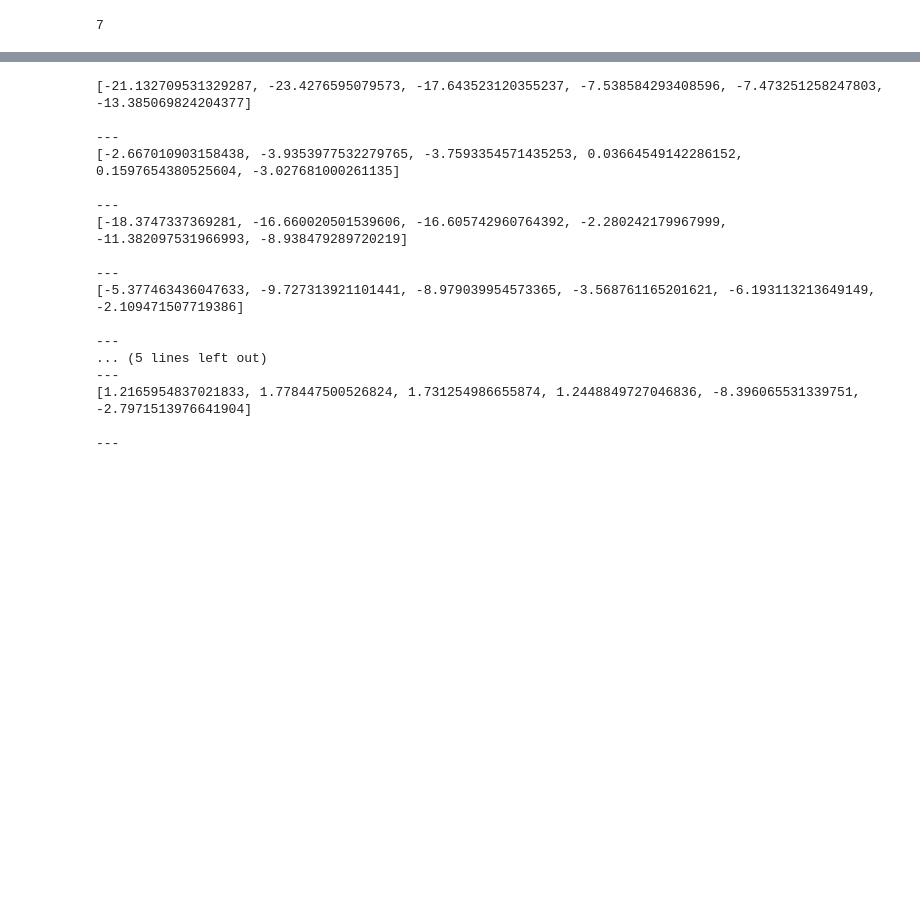
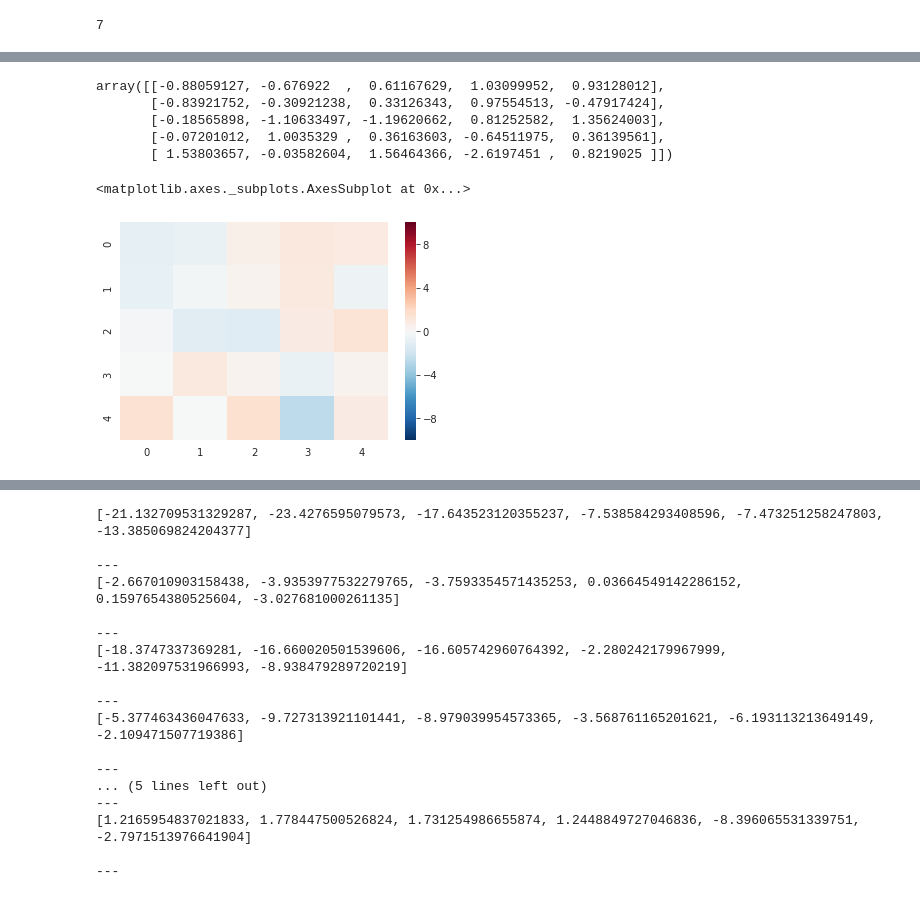
Before and after one commit to Shreyder93/whobpyt, a Jupyter notebook: scratch/WhoBPyT_isolated_OUTER_Ntwx_all_subs.ipynb, the cells around one changed output, grey strips where cells are left out. Saved outputs shown, nothing was run; the diff lists cells and outputs as text; code cells hidden in the pictures; blank space fills up the shorter version.

```diff
--- a/scratch/WhoBPyT_isolated_OUTER_Ntwx_all_subs.ipynb
+++ b/scratch/WhoBPyT_isolated_OUTER_Ntwx_all_subs.ipynb
@@ -234,14 +224,0 @@ from numpy.polynomial.polynomial import polyfit
-# %%
-rww_test = all_subs_og_whobpyt[99][mask].flatten()
-
-rww_test2 = all_subs_emp_fc_mat[99][mask].flatten()
-
-m, b = np.polyfit(rww_test, rww_test2, 1)
-
-sns.set_style('whitegrid')
-fig,ax = plt.subplots()
-plt.scatter(rww_test2, rww_test, color='green',s=1)
-plt.plot(rww_test2, m*rww_test2 + b, color='red')
-plt.grid(visible=False)
-
-plt.show()
@@ -1035,0 +1181,14 @@ for i in range(7):
+# %%
+thing4 = np.random.randn(5,5)
+thing4
+# %% [output]
+array([[-0.88059127, -0.676922  ,  0.61167629,  1.03099952,  0.93128012],
+       [-0.83921752, -0.30921238,  0.33126343,  0.97554513, -0.47917424],
+       [-0.18565898, -1.10633497, -1.19620662,  0.81252582,  1.35624003],
+       [-0.07201012,  1.0035329 ,  0.36163603, -0.64511975,  0.36139561],
+       [ 1.53803657, -0.03582604,  1.56464366, -2.6197451 ,  0.8219025 ]])
+# %%
+sns.heatmap(thing4,cmap='RdBu_r', vmin=-10,vmax=10,center=0)
+# %% [output]
+<matplotlib.axes._subplots.AxesSubplot at 0x...>
+[figure, added]
```
Also changed, not shown: parts of 74 cells of this notebook, 4 other files.
